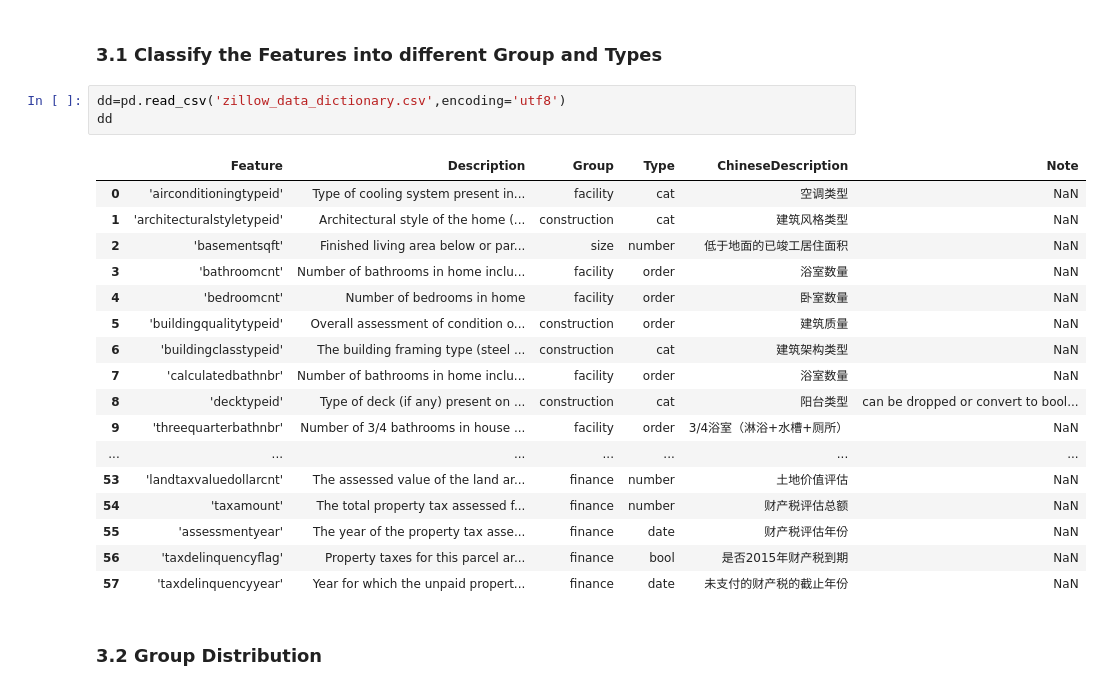
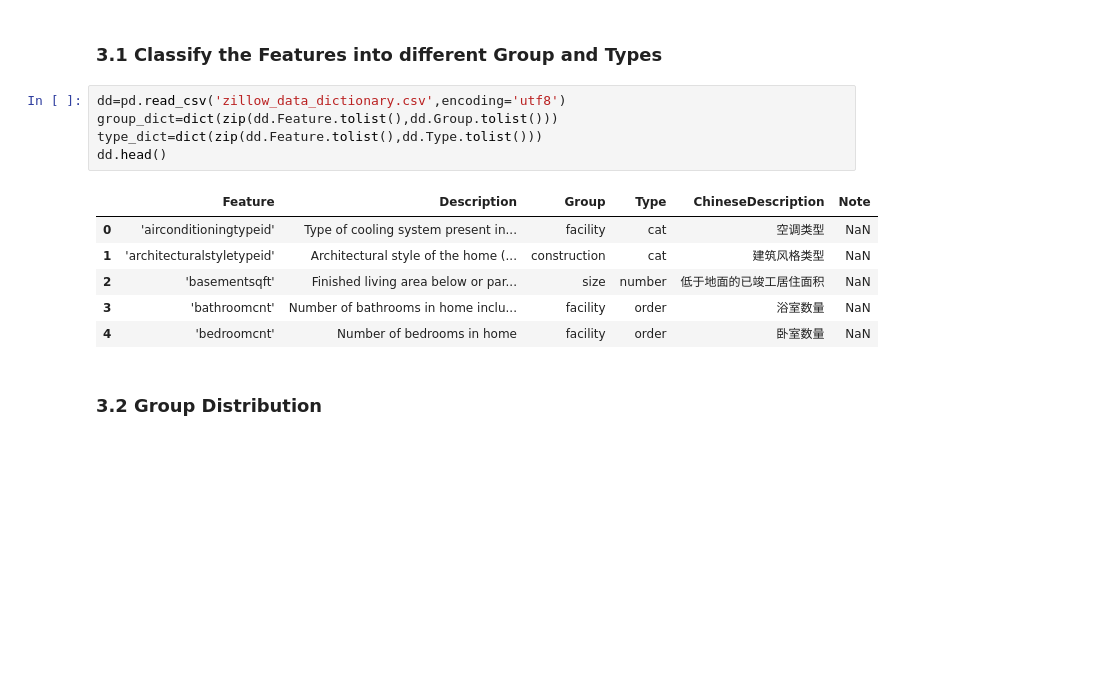
Before and after one commit to aeloyq/BerkeleyRemoteLab, a Jupyter notebook: DataExploration.ipynb, the cells around one changed output. Cells and saved outputs as stored; diff of their text form; blank space fills up the shorter version.

```diff
--- a/DataExploration.ipynb
+++ b/DataExploration.ipynb
@@ -27,25 +27,16 @@ sample=pd.read_csv('Data/sample_submission.csv')
 ### 3.1 Classify the Features into different Group and Types
 # %%
 dd=pd.read_csv('zillow_data_dictionary.csv',encoding='utf8')
-dd
+group_dict=dict(zip(dd.Feature.tolist(),dd.Group.tolist()))
+type_dict=dict(zip(dd.Feature.tolist(),dd.Type.tolist()))
+dd.head()
 # %% [output]
 |  | Feature | Description | Group | Type | ChineseDescription | Note |
 | 0 | 'airconditioningtypeid' | Type of cooling system present in... | facility | cat | 空调类型 | NaN |
 | 1 | 'architecturalstyletypeid' | Architectural style of the home (... | construction | cat | 建筑风格类型 | NaN |
 | 2 | 'basementsqft' | Finished living area below or par... | size | number | 低于地面的已竣工居住面积 | NaN |
 | 3 | 'bathroomcnt' | Number of bathrooms in home inclu... | facility | order | 浴室数量 | NaN |
 | 4 | 'bedroomcnt' | Number of bedrooms in home | facility | order | 卧室数量 | NaN |
-| 5 | 'buildingqualitytypeid' | Overall assessment of condition o... | construction | order | 建筑质量 | NaN |
-| 6 | 'buildingclasstypeid' | The building framing type (steel ... | construction | cat | 建筑架构类型 | NaN |
-| 7 | 'calculatedbathnbr' | Number of bathrooms in home inclu... | facility | order | 浴室数量 | NaN |
-| 8 | 'decktypeid' | Type of deck (if any) present on ... | construction | cat | 阳台类型 | can be dropped or convert to bool... |
-| 9 | 'threequarterbathnbr' | Number of 3/4 bathrooms in house ... | facility | order | 3/4浴室（淋浴+水槽+厕所） | NaN |
-| ... | ... | ... | ... | ... | ... | ... |
-| 53 | 'landtaxvaluedollarcnt' | The assessed value of the land ar... | finance | number | 土地价值评估 | NaN |
-| 54 | 'taxamount' | The total property tax assessed f... | finance | number | 财产税评估总额 | NaN |
-| 55 | 'assessmentyear' | The year of the property tax asse... | finance | date | 财产税评估年份 | NaN |
-| 56 | 'taxdelinquencyflag' | Property taxes for this parcel ar... | finance | bool | 是否2015年财产税到期 | NaN |
-| 57 | 'taxdelinquencyyear' | Year for which the unpaid propert... | finance | date | 未支付的财产税的截止年份 | NaN |
 # %% [markdown]
 ### 3.2 Group Distribution
 # %%
```
Also changed, not shown: parts of 13 cells of this notebook, 1 other file.
